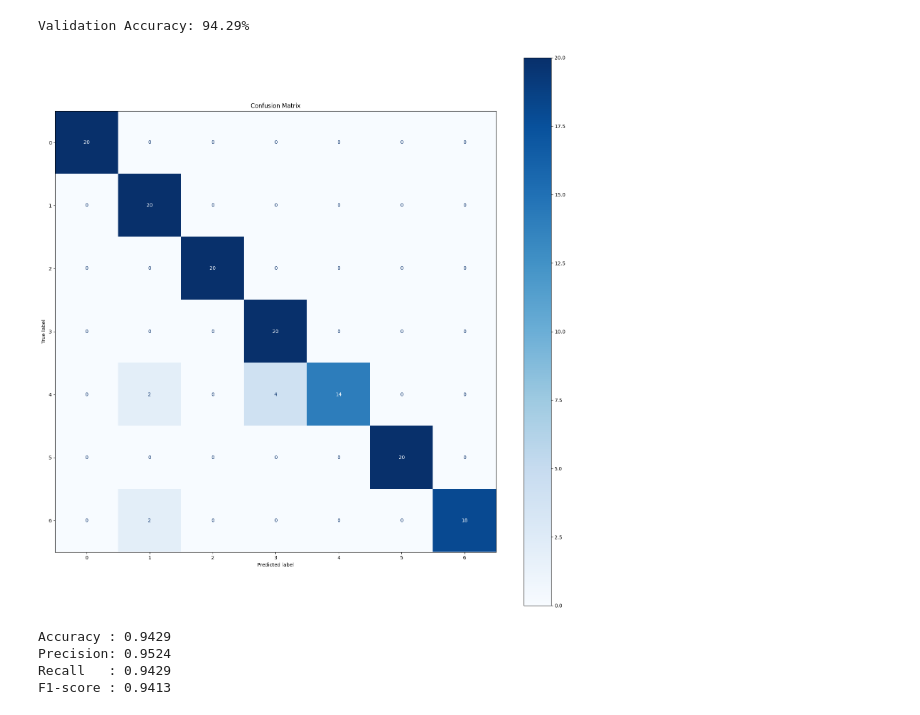
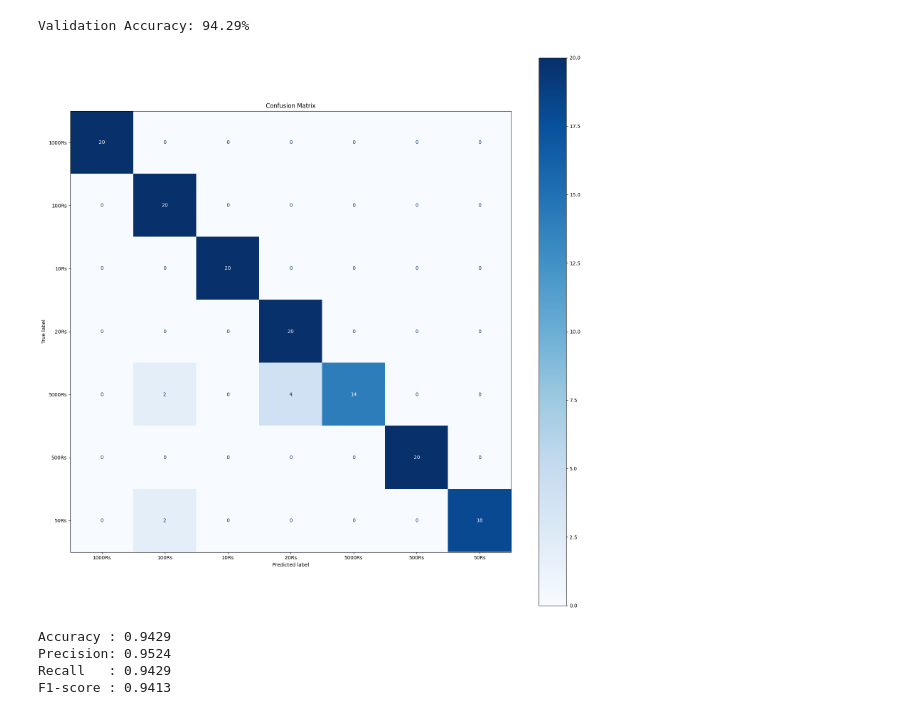
Before and after one commit to hamzak11111/Pakistan-Currency-Notes-Detection, a Jupyter notebook: Training.ipynb, the cells around one changed output. Cells and saved outputs as stored; diff of their text form; code cells hidden in the pictures.

```diff
--- a/Training.ipynb
+++ b/Training.ipynb
@@ -342,28 +342,30 @@ model_to_load = os.path.join(model_weights_path, "resnet18.pth")
 all_preds, all_labels = inference(model_to_load)
 # %% [output]
 Validation Accuracy: 94.29%
+# %%
+inverse_class_mappings = {v:k for k,v in class_mappings.items()}
 # %%
 classes = {
-    "true_class": all_labels,
-    "predicted_class": all_preds
+    "true_class": [inverse_class_mappings[int(x)] for x in all_labels],
+    "predicted_class": [inverse_class_mappings[int(x)] for x in all_preds]
 }
 df = pd.DataFrame(classes)
 
 y_true = df['true_class']
 y_pred = df['predicted_class']
 
 labels = sorted(list(set(y_true) | set(y_pred)))
 
 
 cm = confusion_matrix(y_true, y_pred, labels=labels)
 
 fig, ax = plt.subplots(figsize=(20, 20))
 disp = ConfusionMatrixDisplay(confusion_matrix=cm, display_labels=labels)
 disp.plot(cmap=plt.cm.Blues, ax=ax, colorbar=True)
 plt.title("Confusion Matrix")
 plt.show()
 # %% [output]
-[figure, old version]
+[figure, new version]
 # %%
 accuracy = accuracy_score(all_labels, all_preds)
 precision = precision_score(y_true, y_pred, labels=labels, average='weighted', zero_division=0)
```
Also changed, not shown: parts of 1 cell of this notebook.
